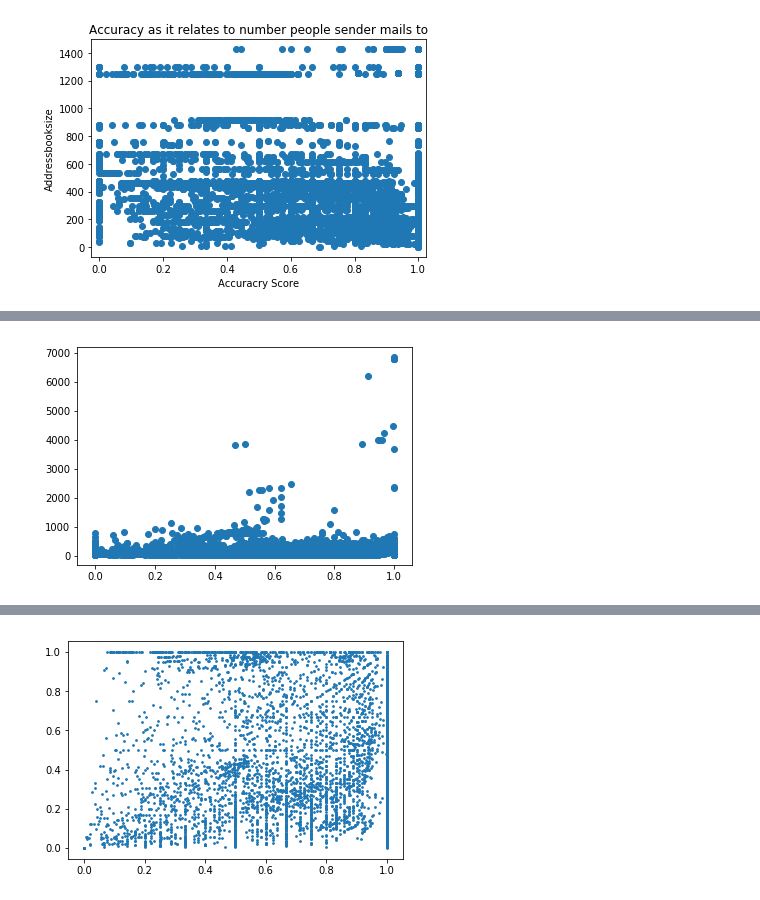
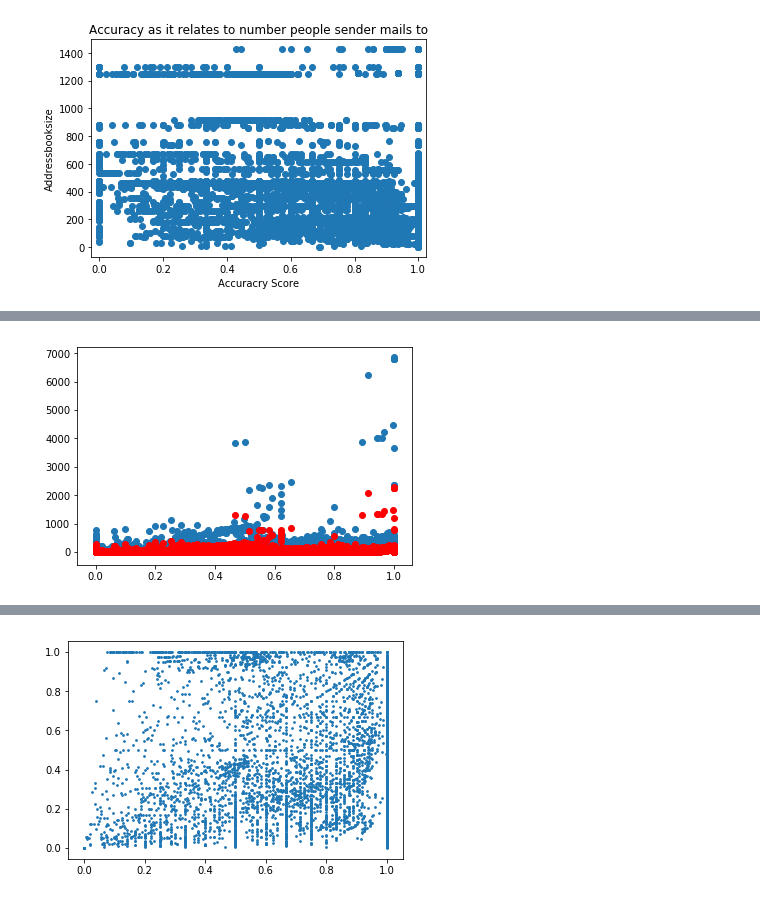
Before and after one commit to gurkpet/Enron-Email-Message-Recipient-Predicton, a Jupyter notebook: Unsupervised+Learning+Capstone.ipynb, the cells around one changed output, grey strips where cells are left out. Drawn from its saved outputs; the diff is of its cells as text; code cells hidden in the pictures.

```diff
--- a/Unsupervised+Learning+Capstone.ipynb
+++ b/Unsupervised+Learning+Capstone.ipynb
@@ -323,8 +346,8 @@ def email_exchange_count(pair_list, emails):
         return new_list
 
 
-def calc_pred_accuracy(sr_list, emails):
-    new_file = root + 'sr_pred_acc2'
+def calc_pred_accuracy(sr_list, emails, thresh):
+    new_file = root + 'sr_pred_acc' + str(thresh)
     if not os.path.isfile(new_file):
 
         smallerlistscores = []
@@ -364,7 +387,7 @@ def calc_pred_accuracy(sr_list, emails):
                 score = []
                 count = 0
                 #if the similarity score is above threshhold assume they are similar and score results
-                for index2, email in X_test[X_test['similarities']>0.5].iterrows():
+                for index2, email in X_test[X_test['similarities']>thresh].iterrows():
                     if to_ in email.to_all:
                         score.append(1)
                         count = count + 1
@@ -384,15 +407,15 @@ def calc_pred_accuracy(sr_list, emails):
         sr_list['train_e_cnt'] = trainsize
         sr_list['test_e_cnt'] = testsize
         sr_list['num_pred_emails'] = num_pred_emails
-        print('*********Saving accuracy scores file *******************', end = '\r')
+        print('********Saving accuracy scores file *****************', end = '\r')
         sr_list.to_csv(new_file, sep=DELIMETER, index = False)
-        print('****************Accuracy scores file saved *******************')
+        print('*********Accuracy scores file saved as {} ************'.format(new_file))
         return sr_list
     else:
        #let user know process was previously completed and open previously processed file
         print('***********Accuracies were previously calculated.  Opening saved File********', end = '\r')
         sr_list = pd.read_csv(new_file, sep=DELIMETER, engine = 'python')
-        print('******************Accuracy scores file Opened *******************************')
+        print('*******Accuracy scores file Opened {} *************'.format(new_file))
         return sr_list
 # %%
 #read in all files to process emails into dataframe
@@ -431,0 +450,6 @@ missed_emails = pred_acc_sr_list[pd.isnull(pred_acc_sr_list['accuracy'])]
+# %%
+pred_acc_sr_listv05 = calc_pred_accuracy(smaller_sr_list, wanted_emails, 0.5)
+pred_acc_sr_listv06 = calc_pred_accuracy(smaller_sr_list, wanted_emails, 0.6)
+pred_acc_sr_listv07 = calc_pred_accuracy(smaller_sr_list, wanted_emails, 0.7)
+pred_acc_sr_listv08 = calc_pred_accuracy(smaller_sr_list, wanted_emails, 0.8)
+pred_acc_sr_listv09 = calc_pred_accuracy(smaller_sr_list, wanted_emails, 0.9)
@@ -431,0 +470,6 @@ missed_emails = pred_acc_sr_list[pd.isnull(pred_acc_sr_list['accuracy'])]
+# %%
+pred_acc_sr_listv05.dropna(subset = ['accuracy'], inplace = True)
+pred_acc_sr_listv06.dropna(subset = ['accuracy'], inplace = True)
+pred_acc_sr_listv07.dropna(subset = ['accuracy'], inplace = True)
+pred_acc_sr_listv08.dropna(subset = ['accuracy'], inplace = True)
+pred_acc_sr_listv09.dropna(subset = ['accuracy'], inplace = True)
@@ -586,5 +629,6 @@ plt.show()
 # %%
-plt.scatter(pred_acc_sr_list['accuracy'], pred_acc_sr_list['train_e_cnt'])
+plt.scatter(pred_acc_sr_listv05['accuracy'], pred_acc_sr_listv05['train_e_cnt'])
+plt.scatter(pred_acc_sr_listv05['accuracy'], pred_acc_sr_listv05['test_e_cnt'], color = 'red')
 plt.show()
 # %% [output]
-[figure, old version]
+[figure, new version]
```
Also changed, not shown: parts of 39 cells of this notebook.
